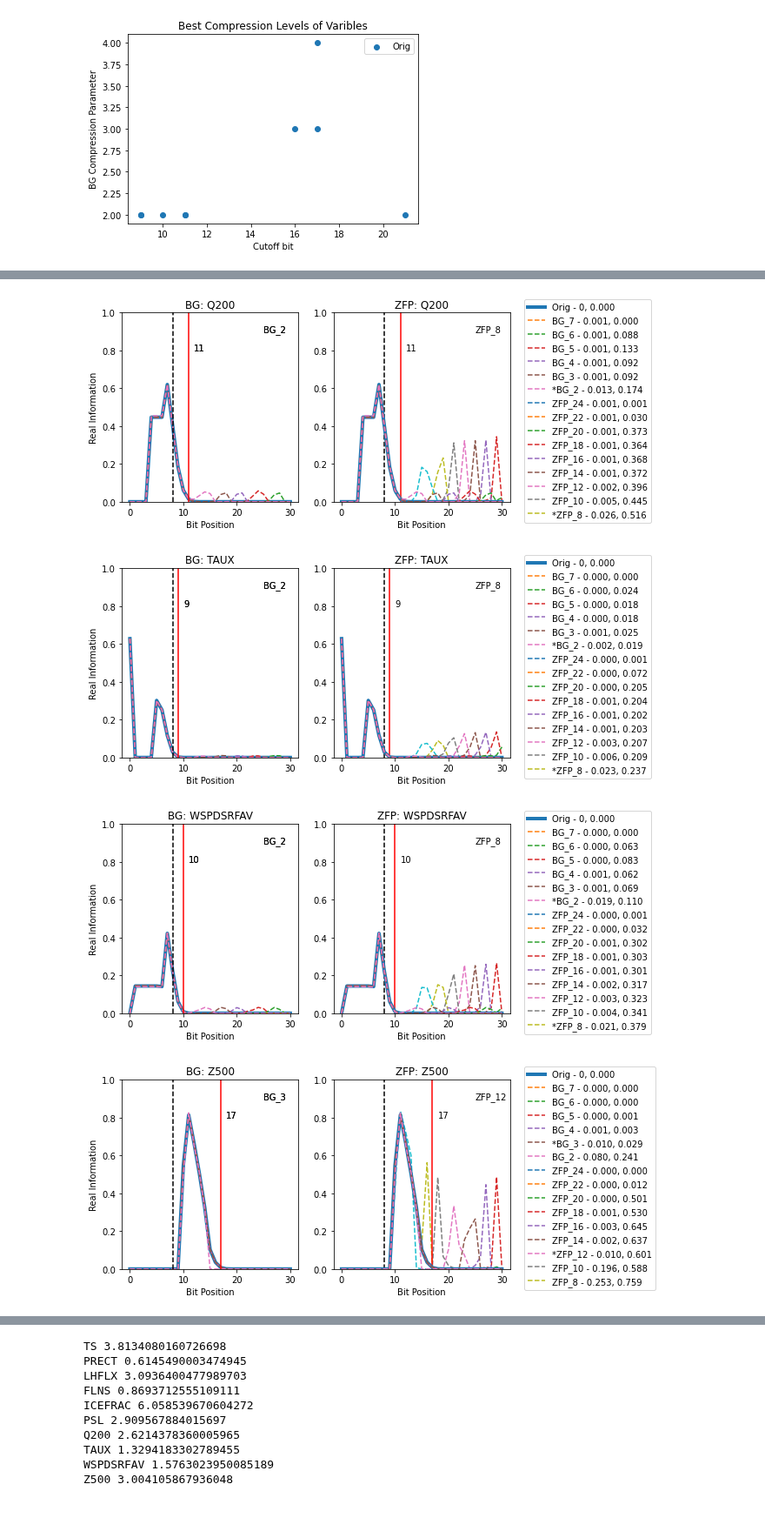
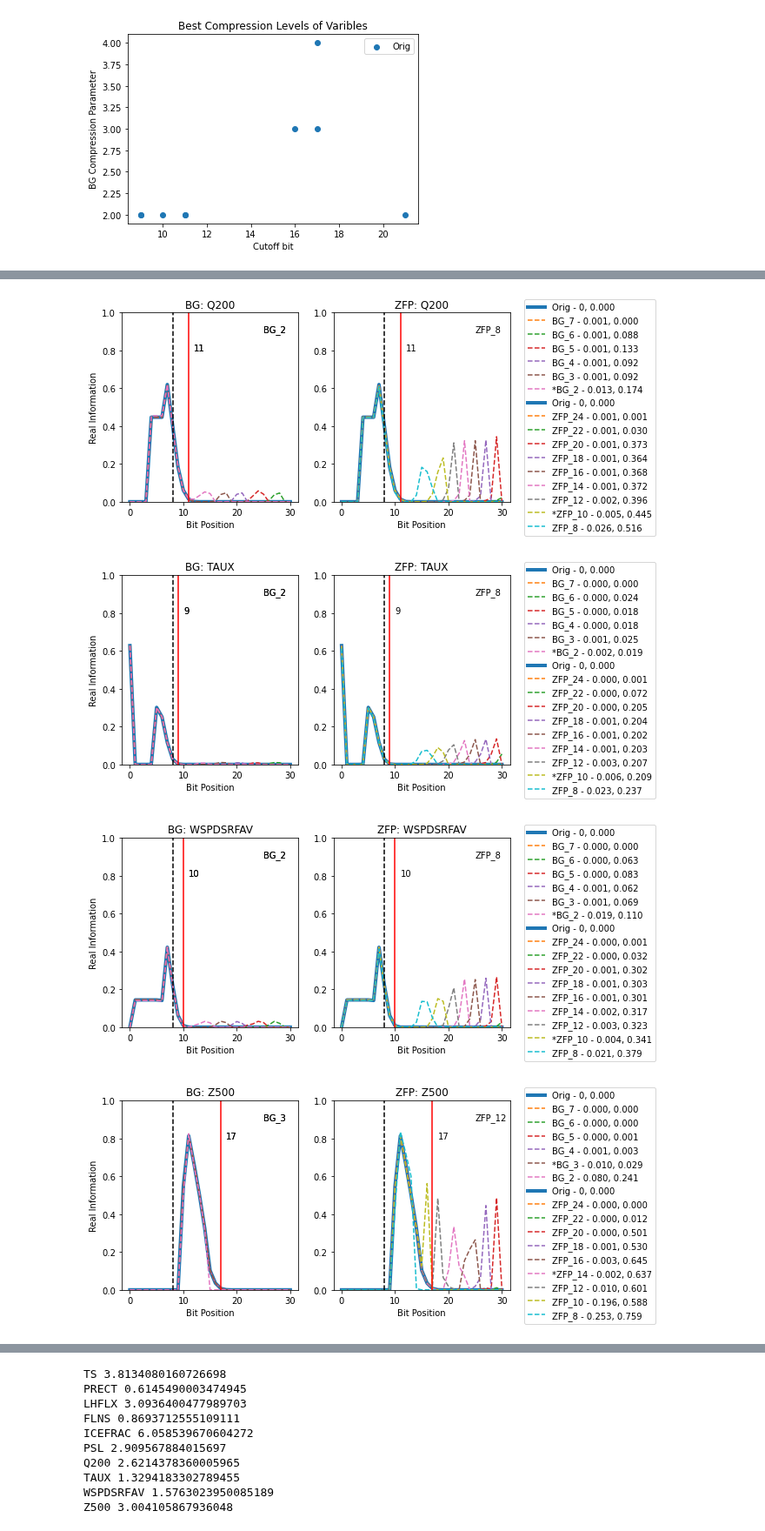
Before and after one commit to pinarda/lcr, a Jupyter notebook: notebooks/MutualInformation.ipynb, the cells around one changed output, grey strips where cells are left out. Shown at 87% size. Saved outputs shown, nothing was run; the diff lists cells and outputs as text; code cells hidden in the pictures.

```diff
--- a/notebooks/MutualInformation.ipynb
+++ b/notebooks/MutualInformation.ipynb
@@ -426,7 +426,6 @@ def plot_bg_zfp(bg_climate_var_arrays_dict, bg_compression_levels, zfp_climate_v
         is_zfp = False
         for climate_var_arrays_dict, compression_levels, comp in zip(climate_var_arrays_array, compression_levels_array, ["BG", "ZFP"]):
             arr = climate_var_arrays_dict[daily_variable]
-
             cutoff = get_bit_cutoff(arr)
             similarities = get_similarities(arr, cutoff)
             artifacts_array = get_artifacts_size(arr)
@@ -438,17 +437,20 @@ def plot_bg_zfp(bg_climate_var_arrays_dict, bg_compression_levels, zfp_climate_v
                 compression_level = "None"
             plt.subplot(1, 2, is_zfp+1)
             is_original = True
+            #print(arr)
             for mutual_info in arr:
-                if is_original and comp == "BG":
+                if is_original:
                     plt.plot(mutual_info, linewidth=4)
                     is_original = False
+                elif comp == "BG" and is_zfp == True:
+                    continue
                 else:
                     plt.plot(mutual_info, "--")
 
             i = 0
             for compression_level_iter, similarity, artifact in zip(compression_levels, similarities, artifacts_array):
-                if comp == "ZFP" and compression_level_iter == compression_levels[0]:
-                    continue  # Don't put orig in legend twice
+                # if comp == "ZFP" and compression_level_iter == compression_levels[0]:
+                #     continue  # Don't put orig in legend twice
                 new_element = f"{compression_level_iter} - {similarity}, {artifact}"
                 fixed_i = i
                 if comp == "ZFP":
@@ -489,15 +491,15 @@ def plot_bg_zfp(bg_climate_var_arrays_dict, bg_compression_levels, zfp_climate_v
                 plt.text(cutoff + 1, 0.8, str(cutoff))
 
         # Replot right graph to cover up
-        arr = bg_climate_var_arrays_dict[daily_variable]
-        is_original = True
-        plt.subplot(1, 2, 2)
-        for mutual_info in arr:
-            if is_original:
-                plt.plot(mutual_info, linewidth=4)
-                is_original = False
-            else:
-                plt.plot(mutual_info, "--")
+        # arr = bg_climate_var_arrays_dict[daily_variable]
+        # is_original = True
+        # plt.subplot(1, 2, 2)
+        # for mutual_info in arr:
+        #     if is_original:
+        #         plt.plot(mutual_info, linewidth=4)
+        #         is_original = False
+        #     else:
+        #         plt.plot(mutual_info, "--")
 
 
         # plt.show()
@@ -515,4 +517,4 @@ plot_bg_zfp(bg_climate_var_arrays_dict, bg_compression_levels, zfp_climate_var_a
-[figure, old version]
+[figure, new version]
-[figure, old version]
+[figure, new version]
-[figure, old version]
+[figure, new version]
-[figure, old version]
+[figure, new version]
```
Also changed, not shown: parts of 7 cells of this notebook, 21 other files.
